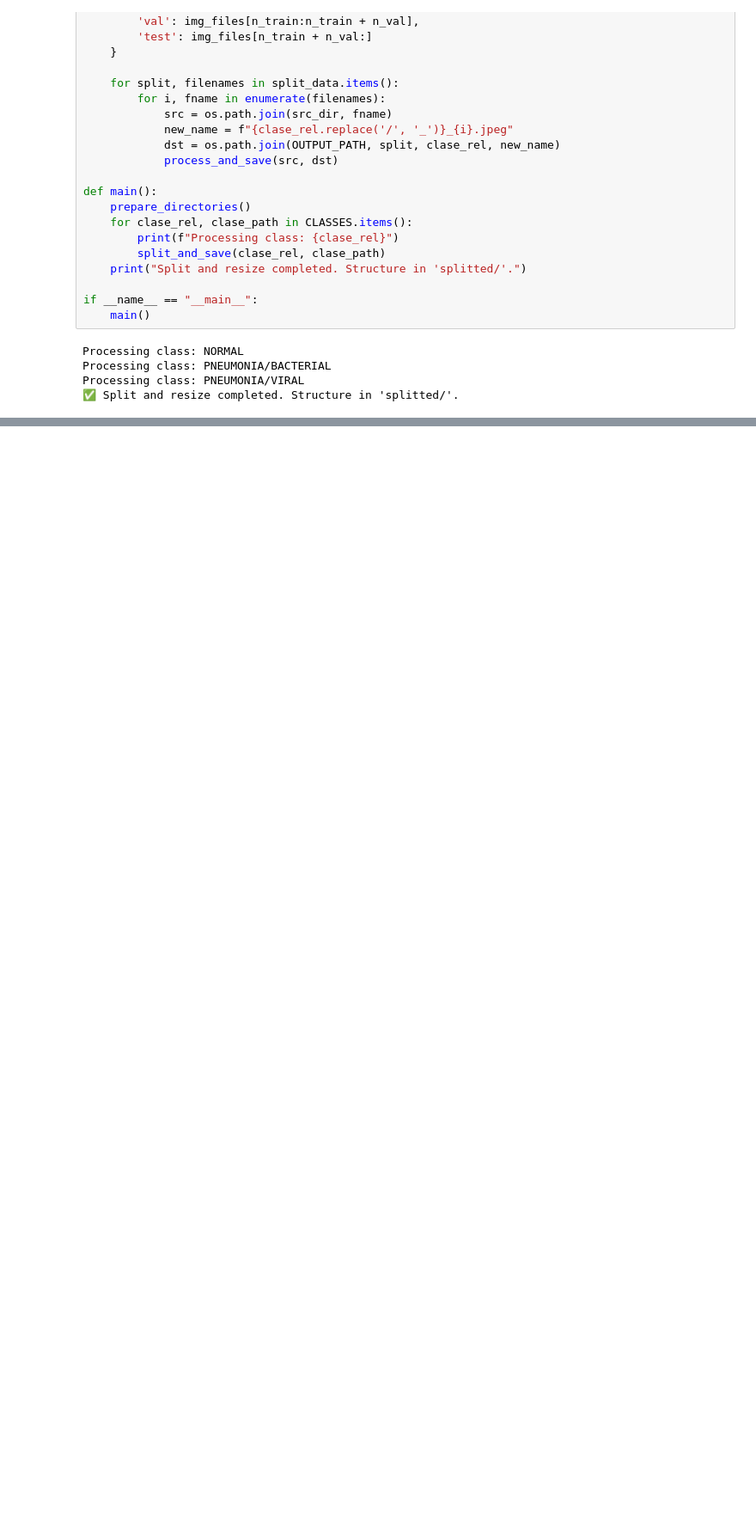
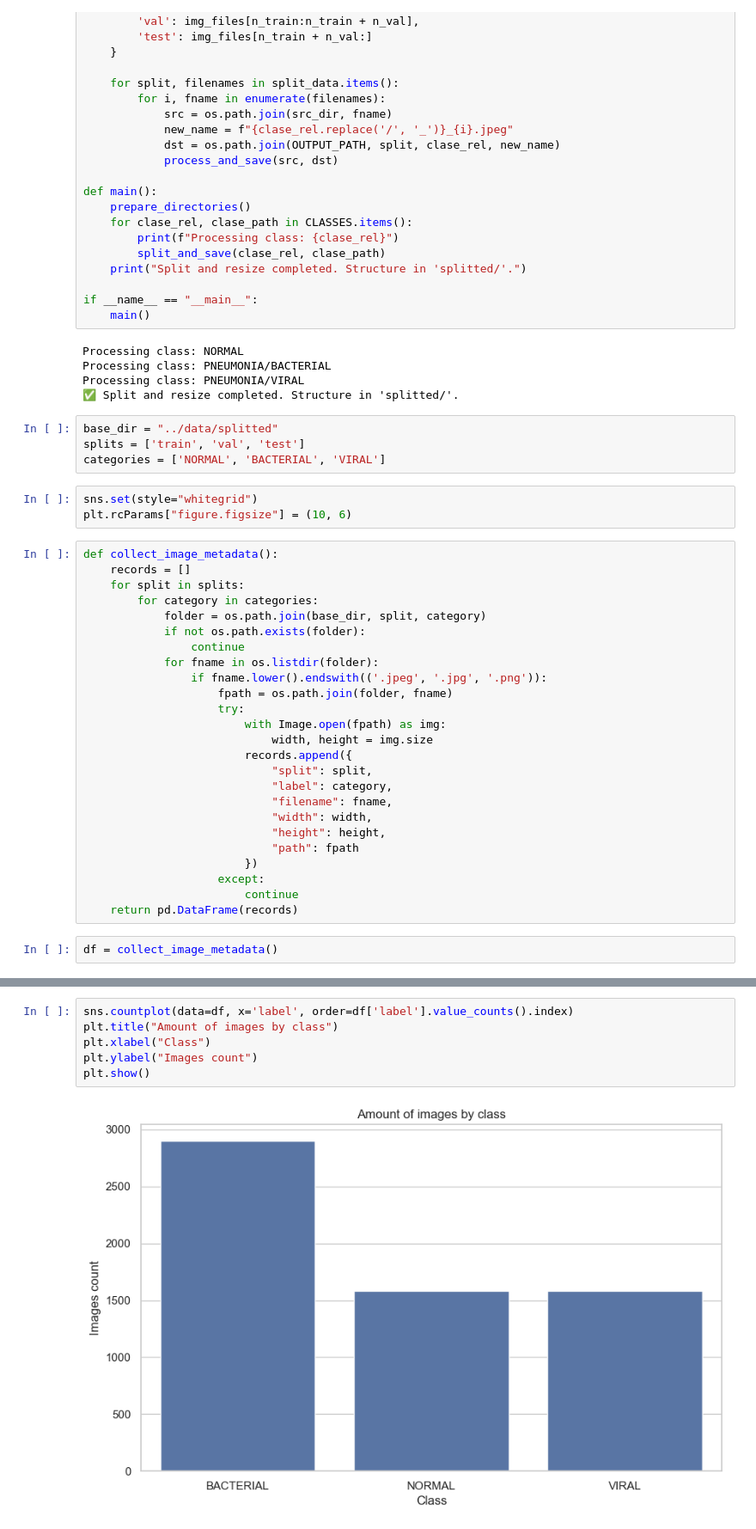
Before and after one commit to LuisaMG01/NeumoScan, a Jupyter notebook: notebooks/eda.ipynb, the cells around one changed output, grey strips where cells are left out. Shown: that part at 86% size. Cells and saved outputs as stored; diff of their text form; blank space fills up the shorter version.

```diff
--- a/notebooks/eda.ipynb
+++ b/notebooks/eda.ipynb
@@ -100,3 +103,37 @@ Processing class: NORMAL
 Processing class: PNEUMONIA/BACTERIAL
 Processing class: PNEUMONIA/VIRAL
 ✅ Split and resize completed. Structure in 'splitted/'.
+# %%
+base_dir = "../data/splitted"
+splits = ['train', 'val', 'test']
+categories = ['NORMAL', 'BACTERIAL', 'VIRAL']
+# %%
+sns.set(style="whitegrid")
+plt.rcParams["figure.figsize"] = (10, 6)
+# %%
+def collect_image_metadata():
+    records = []
+    for split in splits:
+        for category in categories:
+            folder = os.path.join(base_dir, split, category)
+            if not os.path.exists(folder):
+                continue
+            for fname in os.listdir(folder):
+                if fname.lower().endswith(('.jpeg', '.jpg', '.png')):
+                    fpath = os.path.join(folder, fname)
+                    try:
+                        with Image.open(fpath) as img:
+                            width, height = img.size
+                        records.append({
+                            "split": split,
+                            "label": category,
+                            "filename": fname,
+                            "width": width,
+                            "height": height,
+                            "path": fpath
+                        })
+                    except:
+                        continue
+    return pd.DataFrame(records)
+# %%
+df = collect_image_metadata()
@@ -102,0 +166,8 @@ Processing class: PNEUMONIA/VIRAL
+# %%
+sns.countplot(data=df, x='label', order=df['label'].value_counts().index)
+plt.title("Amount of images by class")
+plt.xlabel("Class")
+plt.ylabel("Images count")
+plt.show()
+# %% [output]
+[figure, added]
```
Also changed, not shown: parts of 6 cells of this notebook, 14 other files.
